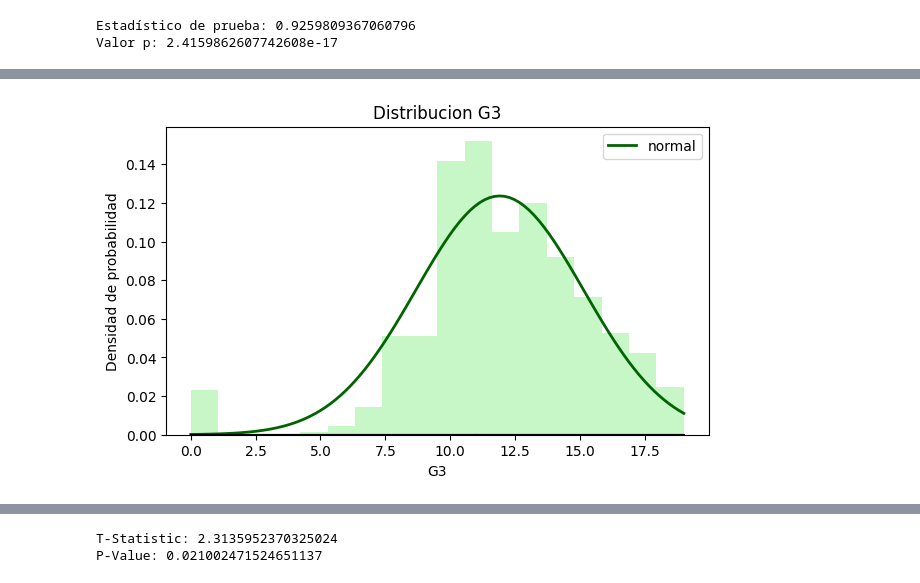
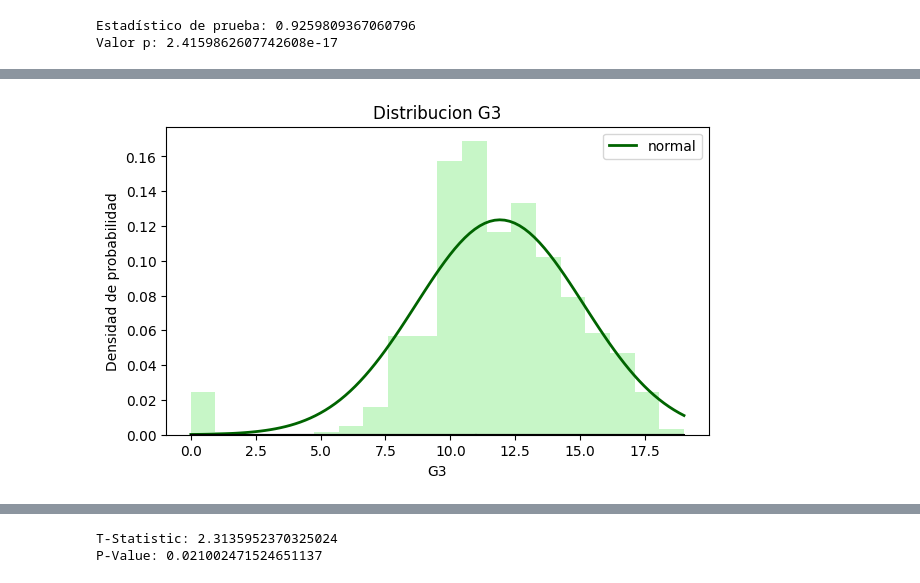
Before and after one commit to Tumup/estadistica, a Jupyter notebook: ESTADISTICA/informe.ipynb, the cells around one changed output, grey strips where cells are left out. Drawn from its saved outputs; the diff is of its cells as text; code cells hidden in the pictures.

```diff
--- a/ESTADISTICA/informe.ipynb
+++ b/ESTADISTICA/informe.ipynb
@@ -57,6 +56,6 @@ from statsmodels.stats.multicomp import MultiComparison
 # %%
 ruta_csv = 'student-por.csv'
 df = pd.read_csv(ruta_csv, delimiter = ';')
-dfc = df.drop(['address', 'famsize', 'Medu', 'Fedu', 'Mjob', 'Fjob', 'reason', 'traveltime','studytime', 'failures','schoolsup', 'famsup', 'paid', 'activities', 'nursery', 'higher', 'internet', 'famrel', 'freetime', 'Dalc', 'Walc', 'health', 'G1', 'G2' ],axis=1)
+dfc = df.drop(['address', 'famsize', 'Medu', 'Fedu', 'Mjob', 'Fjob', 'reason', 'traveltime','studytime', 'failures','schoolsup', 'famsup', 'paid', 'activities', 'nursery', 'higher', 'internet', 'famrel', 'freetime', 'Dalc', 'Walc','absences', 'health', 'G1', 'G2' ],axis=1)
 print(dfc.head())
 # %% [output]
@@ -374,22 +657,22 @@ Valor p: 2.4159862607742608e-17
 # %%
 import scipy.stats as stats
 import numpy as np
 import matplotlib.pyplot as plt
 
-mu, sigma = stats.norm.fit(df['G3'])  # Change 'goout' to 'G3'
+mu, sigma = stats.norm.fit(dfc['G3'])  # Change 'goout' to 'G3'
 
-x_hat = np.linspace(min(df['G3']), max(df['G3']), num=100)  # Change 'goout' to 'G3'
+x_hat = np.linspace(min(dfc['G3']), max(dfc['G3']), num=100)  # Change 'goout' to 'G3'
 y_hat = stats.norm.pdf(x_hat, mu, sigma)
 
 fig, ax = plt.subplots(figsize=(7, 4))
 ax.plot(x_hat, y_hat, linewidth=2, color="darkgreen", label='normal')
-ax.hist(df['G3'], density=True, bins=18, color="lightgreen", alpha=0.5)  # Change 'goout' to 'G3'
-ax.plot(df['G3'], np.full_like(df['G3'], -0.01), 'k', markeredgewidth=1)  # Change 'goout' to 'G3'
+ax.hist(dfc['G3'], density=True, bins=20, color="lightgreen", alpha=0.5)  # Change 'goout' to 'G3'
+ax.plot(dfc['G3'], np.full_like(dfc['G3'], -0.01), 'k', markeredgewidth=1)  # Change 'goout' to 'G3'
 ax.set_title('Distribucion G3')  # Change 'goout' to 'G3'
 ax.set_xlabel('G3')  # Change 'goout' to 'G3'
 ax.set_ylabel('Densidad de probabilidad')
 ax.legend();
 
 plt.show()
 # %% [output]
-[figure, old version]
+[figure, new version]
```
Also changed, not shown: parts of 76 cells of this notebook.
